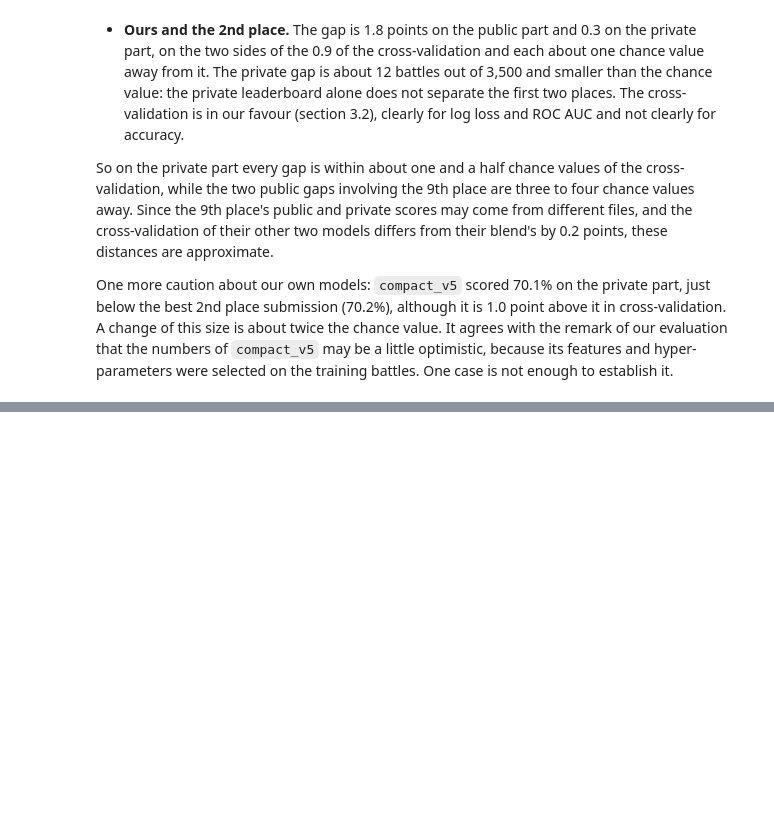
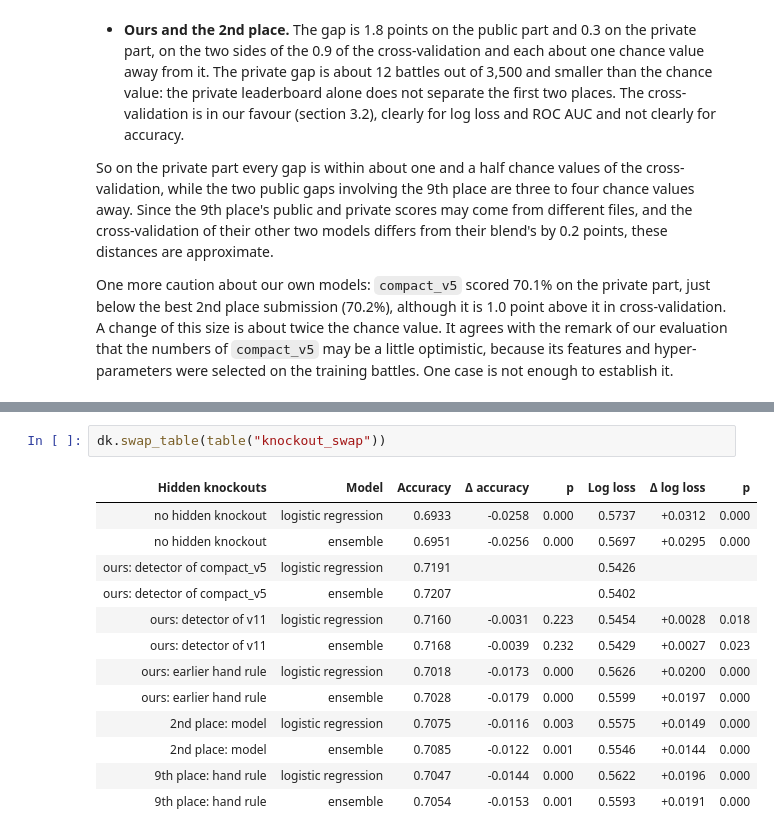
Before and after one commit to CiottoloMaggico/pokechallenge-fall-2026, a Jupyter notebook: docs/evaluation/comparison/comparison.ipynb, the cells around one changed output, grey strips where cells are left out. Saved outputs shown, nothing was run; the diff lists cells and outputs as text; blank space fills up the shorter version.

```diff
--- a/docs/evaluation/comparison/comparison.ipynb
+++ b/docs/evaluation/comparison/comparison.ipynb
@@ -349,0 +426,16 @@ Limits: one fold assignment with five folds; cross-validation numbers that may b
+# %%
+dk.swap_table(table("knockout_swap"))
+# %% [output]
+| Hidden knockouts | Model | Accuracy | Δ accuracy | p | Log loss | Δ log loss | p |
+| no hidden knockout | logistic regression | 0.6933 | -0.0258 | 0.000 | 0.5737 | +0.0312 | 0.000 |
+| no hidden knockout | ensemble | 0.6951 | -0.0256 | 0.000 | 0.5697 | +0.0295 | 0.000 |
+| ours: detector of compact_v5 | logistic regression | 0.7191 |  |  | 0.5426 |  |  |
+| ours: detector of compact_v5 | ensemble | 0.7207 |  |  | 0.5402 |  |  |
+| ours: detector of v11 | logistic regression | 0.7160 | -0.0031 | 0.223 | 0.5454 | +0.0028 | 0.018 |
+| ours: detector of v11 | ensemble | 0.7168 | -0.0039 | 0.232 | 0.5429 | +0.0027 | 0.023 |
+| ours: earlier hand rule | logistic regression | 0.7018 | -0.0173 | 0.000 | 0.5626 | +0.0200 | 0.000 |
+| ours: earlier hand rule | ensemble | 0.7028 | -0.0179 | 0.000 | 0.5599 | +0.0197 | 0.000 |
+| 2nd place: model | logistic regression | 0.7075 | -0.0116 | 0.003 | 0.5575 | +0.0149 | 0.000 |
+| 2nd place: model | ensemble | 0.7085 | -0.0122 | 0.001 | 0.5546 | +0.0144 | 0.000 |
+| 9th place: hand rule | logistic regression | 0.7047 | -0.0144 | 0.000 | 0.5622 | +0.0196 | 0.000 |
+| 9th place: hand rule | ensemble | 0.7054 | -0.0153 | 0.001 | 0.5593 | +0.0191 | 0.000 |
```
Also changed, not shown: parts of 13 cells of this notebook, 15 other files.
